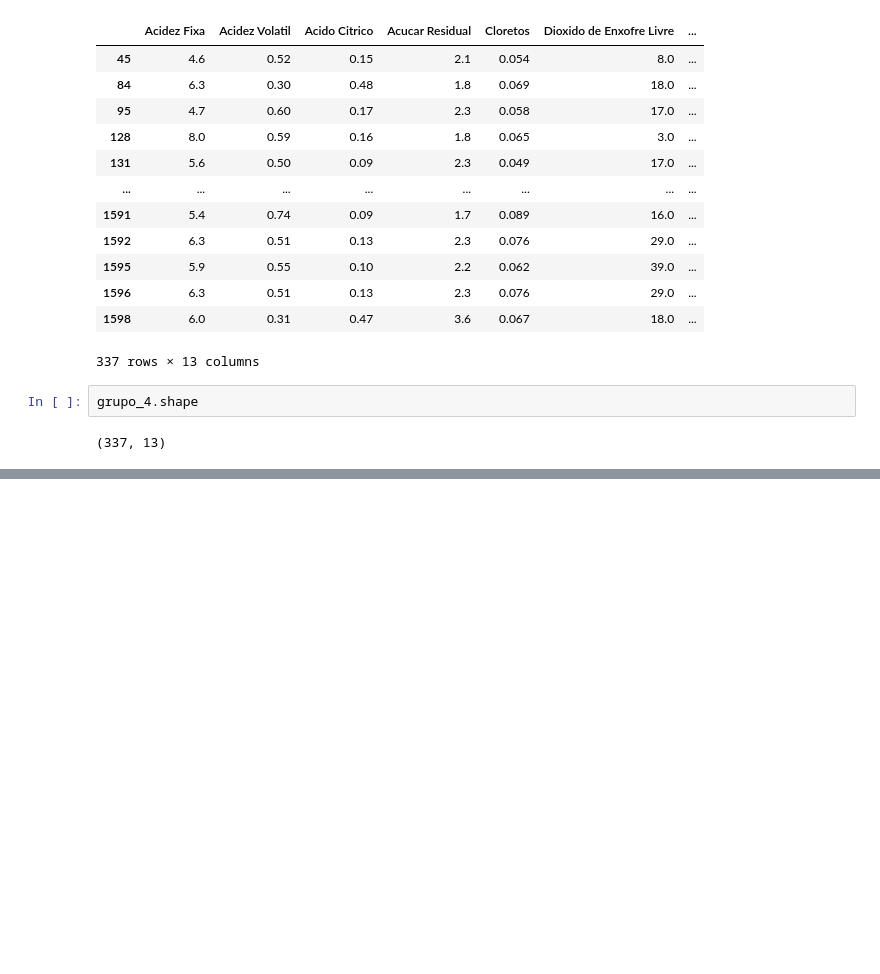
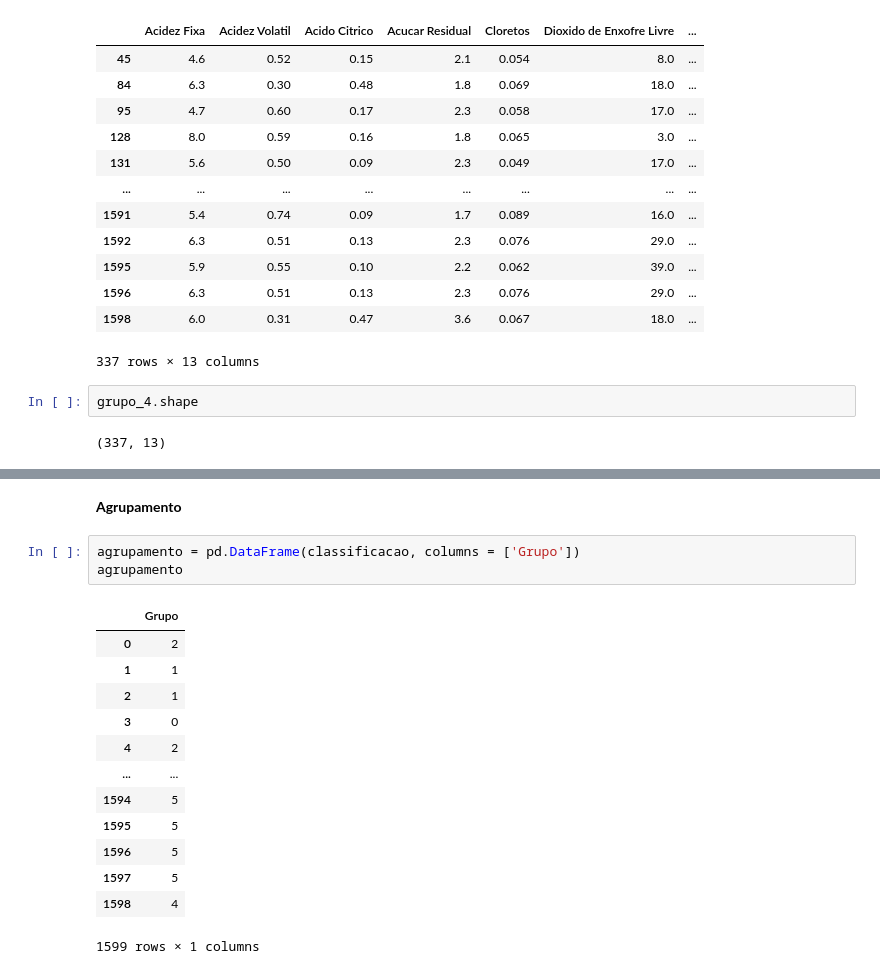
Before and after one commit to gabriel-ferraro/genderRecognitionPrediction, a Jupyter notebook: Trabalho_Wine_Aprendizado_Não_Supervisionado_.ipynb, the cells around one changed output, grey strips where cells are left out. Saved outputs shown, nothing was run; the diff lists cells and outputs as text; blank space fills up the shorter version.

```diff
--- a/Trabalho_Wine_Aprendizado_Não_Supervisionado_.ipynb
+++ b/Trabalho_Wine_Aprendizado_Não_Supervisionado_.ipynb
@@ -438,0 +471,19 @@ grupo_4.shape
+# %% [markdown]
+**Agrupamento**
+# %%
+agrupamento = pd.DataFrame(classificacao, columns = ['Grupo'])
+agrupamento
+# %% [output]
+|  | Grupo |
+| 0 | 2 |
+| 1 | 1 |
+| 2 | 1 |
+| 3 | 0 |
+| 4 | 2 |
+| ... | ... |
+| 1594 | 5 |
+| 1595 | 5 |
+| 1596 | 5 |
+| 1597 | 5 |
+| 1598 | 4 |
+1599 rows × 1 columns
```
Also changed, not shown: parts of 11 cells of this notebook.
